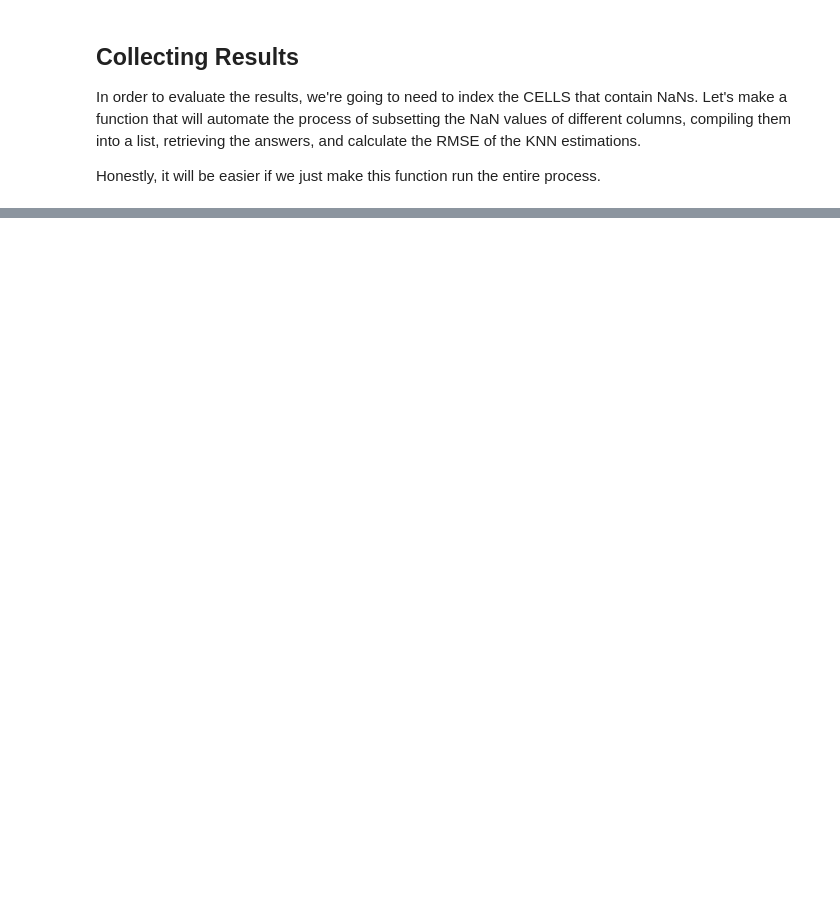
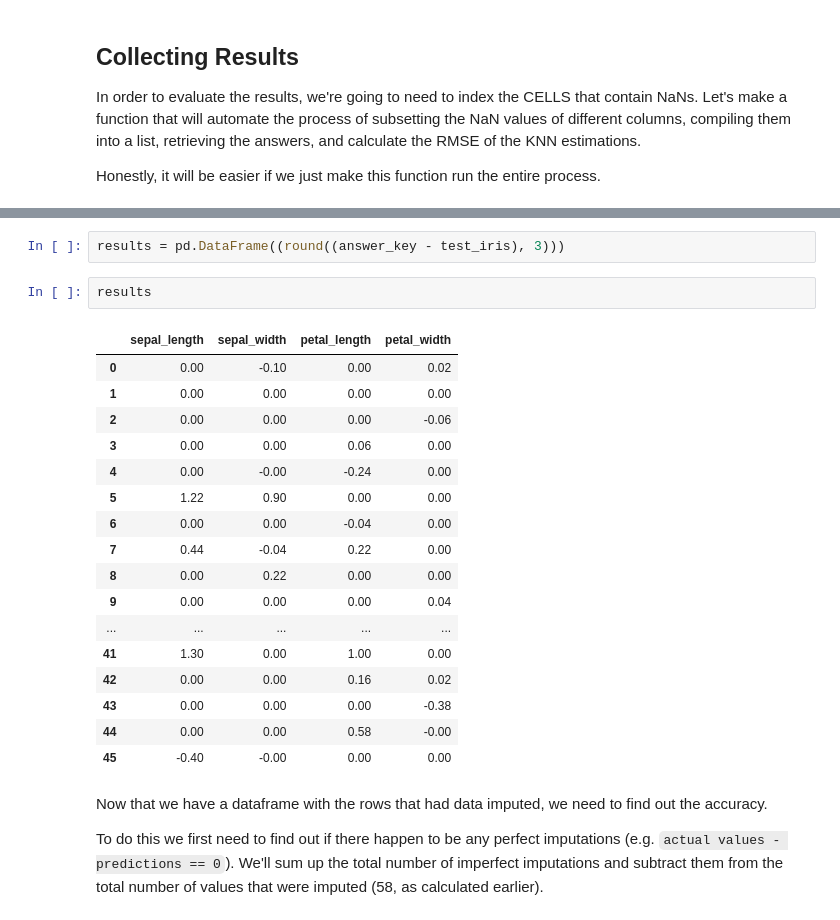
Before and after one commit to bmauss/KNN_Imputation_Evaluation, a Jupyter notebook: KNN Imputation- Iris.ipynb, the cells around one changed output, grey strips where cells are left out. Saved outputs shown, nothing was run; the diff lists cells and outputs as text; blank space fills up the shorter version.

Commit message:
finished evaluation of KNN Imputes on Iris dataset

```diff
--- a/KNN Imputation- Iris.ipynb
+++ b/KNN Imputation- Iris.ipynb
@@ -299,0 +276,26 @@ impute_analysis(inverse_knn_iris, column=None)
+# %%
+results = pd.DataFrame((round((answer_key - test_iris), 3)))
+# %%
+results
+# %% [output]
+|  | sepal_length | sepal_width | petal_length | petal_width |
+| 0 | 0.00 | -0.10 | 0.00 | 0.02 |
+| 1 | 0.00 | 0.00 | 0.00 | 0.00 |
+| 2 | 0.00 | 0.00 | 0.00 | -0.06 |
+| 3 | 0.00 | 0.00 | 0.06 | 0.00 |
+| 4 | 0.00 | -0.00 | -0.24 | 0.00 |
+| 5 | 1.22 | 0.90 | 0.00 | 0.00 |
+| 6 | 0.00 | 0.00 | -0.04 | 0.00 |
+| 7 | 0.44 | -0.04 | 0.22 | 0.00 |
+| 8 | 0.00 | 0.22 | 0.00 | 0.00 |
+| 9 | 0.00 | 0.00 | 0.00 | 0.04 |
+| ... | ... | ... | ... | ... |
+| 41 | 1.30 | 0.00 | 1.00 | 0.00 |
+| 42 | 0.00 | 0.00 | 0.16 | 0.02 |
+| 43 | 0.00 | 0.00 | 0.00 | -0.38 |
+| 44 | 0.00 | 0.00 | 0.58 | -0.00 |
+| 45 | -0.40 | -0.00 | 0.00 | 0.00 |
+# %% [markdown]
+Now that we have a dataframe with the rows that had data imputed, we need to find out the accuracy.
+
+To do this we first need to find out if there happen to be any perfect imputations (e.g. `actual values - predictions == 0`).  We'll sum up the total number of imperfect imputations and subtract them from the total number of values that were imputed (58, as calculated earlier).
```
Also changed, not shown: parts of 14 cells of this notebook.
